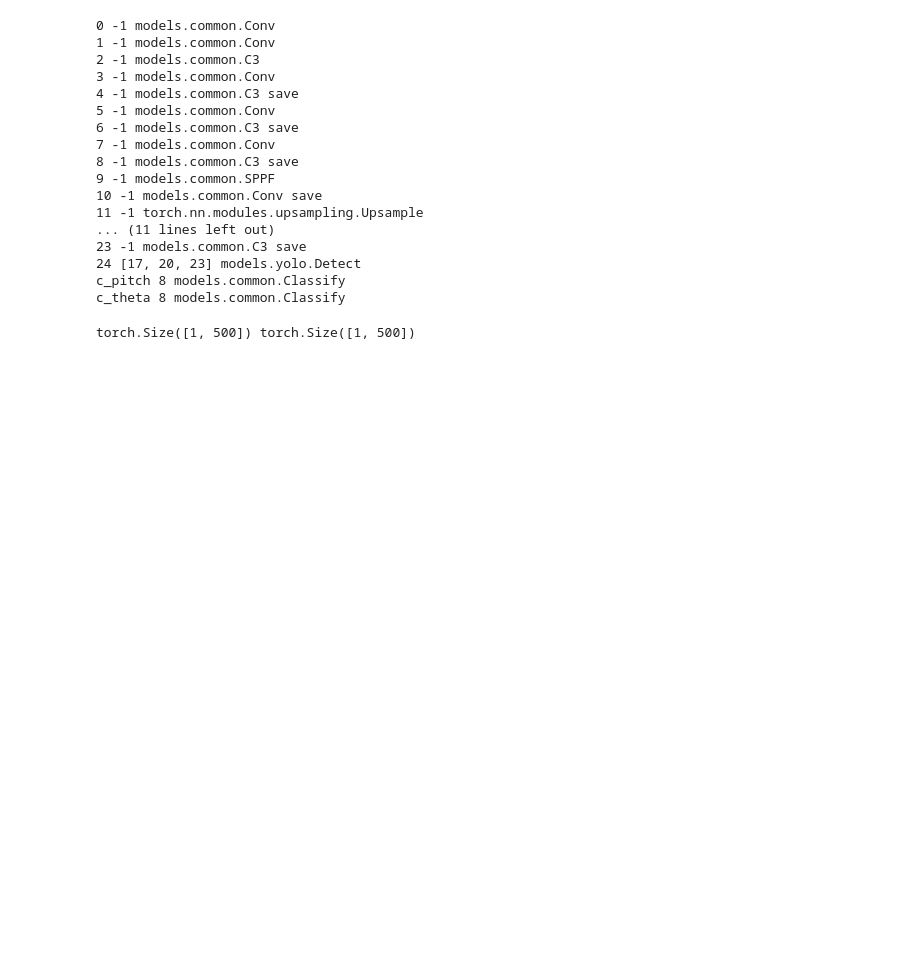
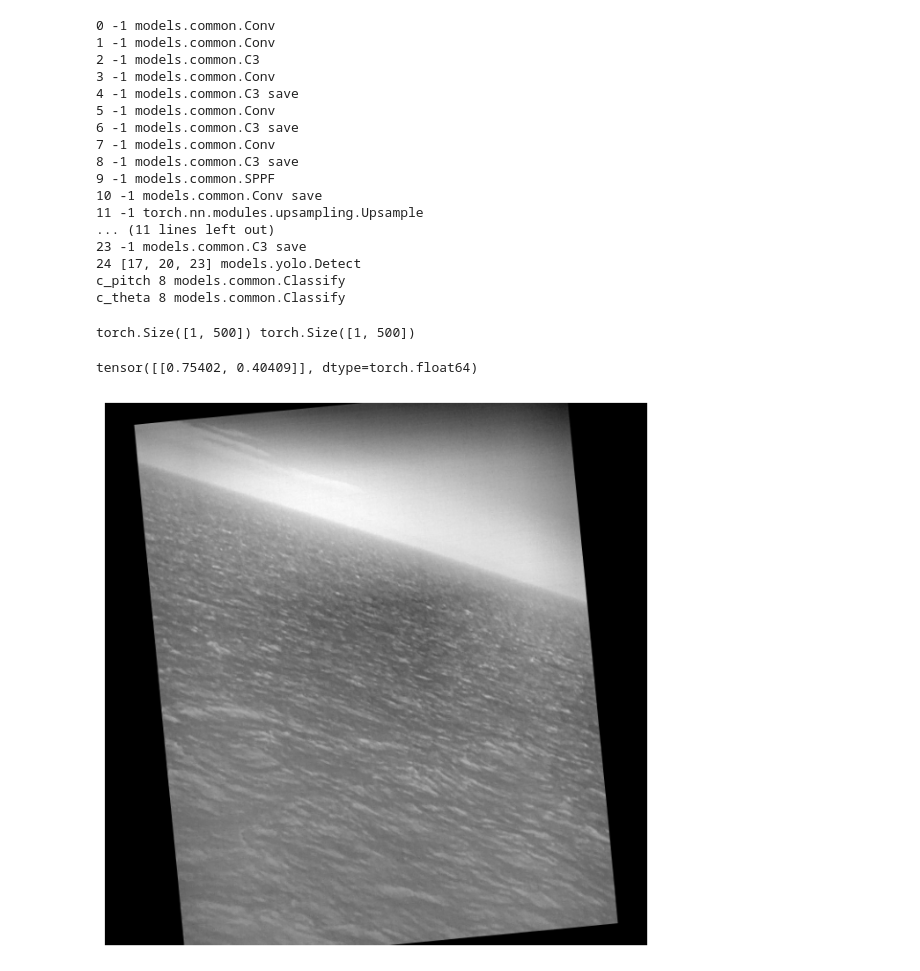
Before and after one commit to BSB-Group/yolov5, a Jupyter notebook: horizon/playground.ipynb, the cells around one changed output. Cells and saved outputs as stored; diff of their text form; code cells hidden in the pictures; blank space fills up the shorter version.

Commit message:
HorizonDataset working w albumentations transform

```diff
--- a/horizon/playground.ipynb
+++ b/horizon/playground.ipynb
@@ -258,0 +269,25 @@ torch.Size([1, 500]) torch.Size([1, 500])
+# %%
+horizon_transform = A.Compose([
+        A.HorizontalFlip(p=0.5),
+        A.PadIfNeeded(min_height=640, min_width=640, border_mode=cv2.BORDER_CONSTANT),
+        A.ShiftScaleRotate(p=1, shift_limit=0, scale_limit=0, rotate_limit=20, border_mode=cv2.BORDER_CONSTANT),
+        A.RandomCrop(height=640, width=640),
+    ], keypoint_params=A.KeypointParams(format='xy', remove_invisible=False))
+
+
+dataset = HorizonDataset(
+    dataset=(fo.load_dataset("TRAIN_THERMAL_DATASET_2023_06")
+             .match(F("ground_truth_pl.polylines.closed") == [False])),  # only open polylines
+    transform=horizon_transform,
+    target_format="pitch_theta"
+)
+dataloader = DataLoader(dataset, batch_size=1, shuffle=True, num_workers=1)
+# %%
+for image, target in dataloader:
+    break
+
+print(target)
+vis_keypoints(np.array(image[0]), []) # np.array(target).reshape(-1, 2))
+# %% [output]
+tensor([[0.75402, 0.40409]], dtype=torch.float64)
+[figure, added]
```
Also changed, not shown: parts of 2 cells of this notebook, 5 other files.
